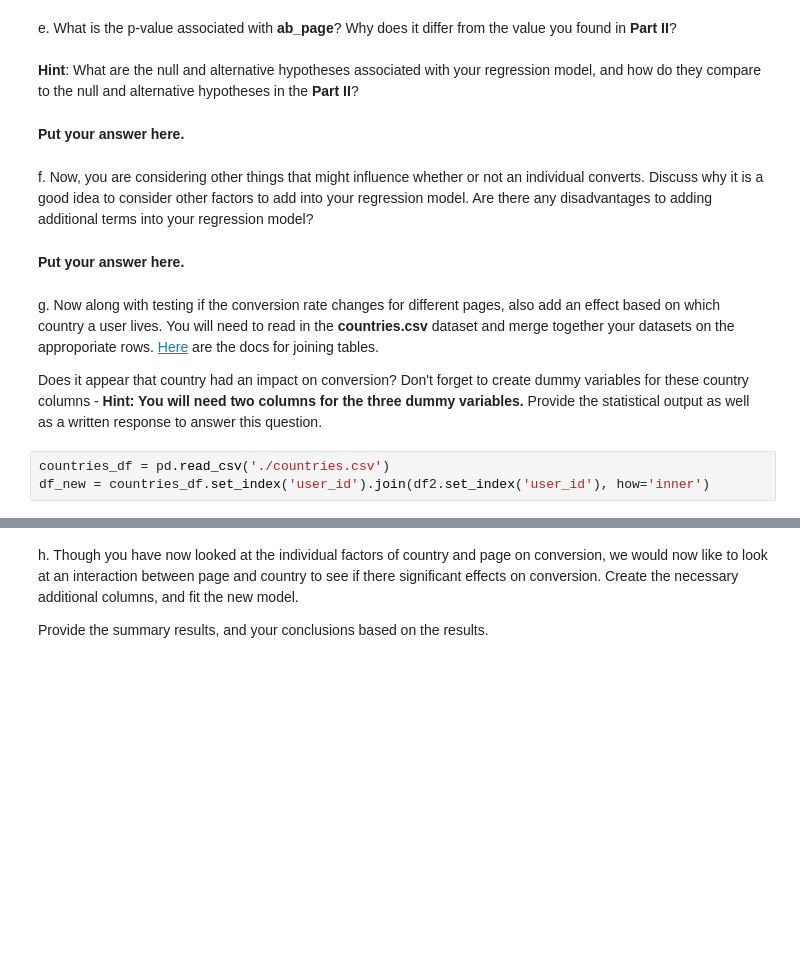
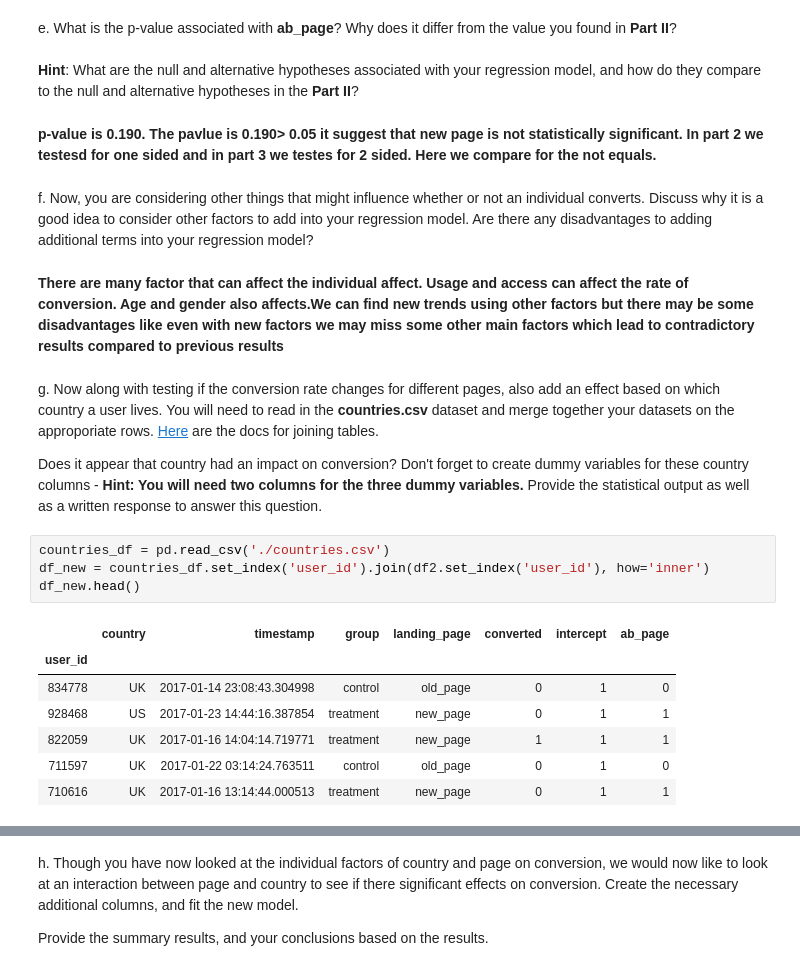
Before and after one commit to ashwanisng/Analyze-A-B-Test-Results, a Jupyter notebook: Analyze_ab_test_results_notebook.ipynb, the cells around one changed output, grey strips where cells are left out. Saved outputs shown, nothing was run; the diff lists cells and outputs as text; blank space fills up the shorter version.

Commit message:
project completed and updated the part 3

```diff
--- a/Analyze_ab_test_results_notebook.ipynb
+++ b/Analyze_ab_test_results_notebook.ipynb
@@ -326,11 +361,11 @@ d. Provide the summary of your model below, and use it as necessary to answer th
 # %% [markdown]
 e. What is the p-value associated with **ab_page**? Why does it differ from the value you found in **Part II**?<br><br>  **Hint**: What are the null and alternative hypotheses associated with your regression model, and how do they compare to the null and alternative hypotheses in the **Part II**?
-# %% [markdown]
-**Put your answer here.**
+# %% [markdown]
+**p-value is 0.190. The pavlue is 0.190> 0.05 it suggest that new page is not statistically significant. In part 2 we testesd for one sided and in part 3 we testes for 2 sided. Here we compare for the not equals.**
 # %% [markdown]
 f. Now, you are considering other things that might influence whether or not an individual converts.  Discuss why it is a good idea to consider other factors to add into your regression model.  Are there any disadvantages to adding additional terms into your regression model?
-# %% [markdown]
-**Put your answer here.**
+# %% [markdown]
+**There are many factor that can affect the individual affect.  Usage and access can affect the rate of conversion. Age and gender also affects.We can find new trends using other factors but there may be some disadvantages like even with new factors we may miss some other main factors which lead to contradictory results compared to previous results**
 # %% [markdown]
 g. Now along with testing if the conversion rate changes for different pages, also add an effect based on which country a user lives. You will need to read in the **countries.csv** dataset and merge together your datasets on the approporiate rows.  [Here](https://pandas.pydata.org/pandas-docs/stable/generated/pandas.DataFrame.join.html) are the docs for joining tables.
 
@@ -338,5 +373,14 @@ Does it appear that country had an impact on conversion?  Don't forget to create
 # %%
 countries_df = pd.read_csv('./countries.csv')
 df_new = countries_df.set_index('user_id').join(df2.set_index('user_id'), how='inner')
+df_new.head()
+# %% [output]
+|  | country | timestamp | group | landing_page | converted | intercept | ab_page |
+| user_id |  |  |  |  |  |  |  |
+| 834778 | UK | 2017-01-14 23:08:43.304998 | control | old_page | 0 | 1 | 0 |
+| 928468 | US | 2017-01-23 14:44:16.387854 | treatment | new_page | 0 | 1 | 1 |
+| 822059 | UK | 2017-01-16 14:04:14.719771 | treatment | new_page | 1 | 1 | 1 |
+| 711597 | UK | 2017-01-22 03:14:24.763511 | control | old_page | 0 | 1 | 0 |
+| 710616 | UK | 2017-01-16 13:14:44.000513 | treatment | new_page | 0 | 1 | 1 |
 # %%
 ### Create the necessary dummy variables
```
Also changed, not shown: parts of 9 cells of this notebook, 1 other file.
